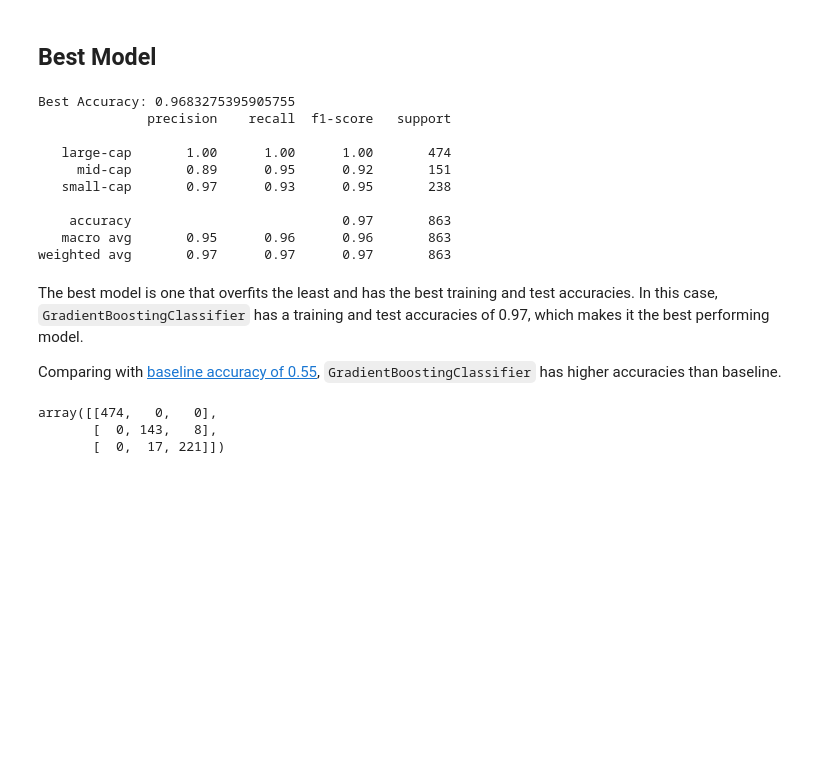
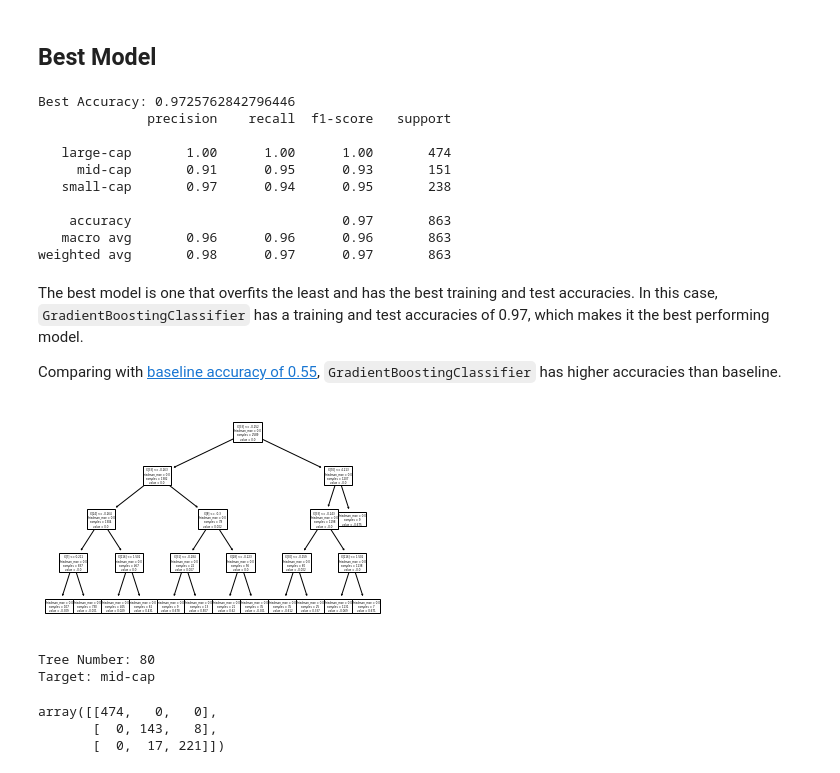
Before and after one commit to jktoh/capstone_project, a Jupyter notebook: code/08_model_benchmarks.ipynb, the cells around one changed output. Drawn from its saved outputs; the diff is of its cells as text; code cells hidden in the pictures; blank space fills up the shorter version.

Commit message:
Added decision tree plot

```diff
--- a/code/08_model_benchmarks.ipynb
+++ b/code/08_model_benchmarks.ipynb
@@ -2179,27 +2187,28 @@ weighted avg       0.85      0.85      0.85       863
 # %% [markdown]
 ## Best Model
 # %%
-y_pred = gb.predict(X_test)
+best_model = gb
+y_pred = best_model.predict(X_test)
 # %%
-print("Best Accuracy:", gb.best_score_)
+print("Best Accuracy:", best_model.best_score_)
 print(
     classification_report(
         y_test,
         y_pred,
-        target_names=['large-cap', 'mid-cap', 'small-cap']
+        target_names=target_names
     )
 )
 # %% [output]
-Best Accuracy: 0.9683275395905755
+Best Accuracy: 0.9725762842796446
               precision    recall  f1-score   support
 
    large-cap       1.00      1.00      1.00       474
-     mid-cap       0.89      0.95      0.92       151
-   small-cap       0.97      0.93      0.95       238
+     mid-cap       0.91      0.95      0.93       151
+   small-cap       0.97      0.94      0.95       238
 
     accuracy                           0.97       863
-   macro avg       0.95      0.96      0.96       863
-weighted avg       0.97      0.97      0.97       863
+   macro avg       0.96      0.96      0.96       863
+weighted avg       0.98      0.97      0.97       863
 # %% [markdown]
 The best model is one that overfits the least and has the best training and test accuracies. In this case, `GradientBoostingClassifier` has a training and test accuracies of 0.97, which makes it the best performing model.
 
@@ -2207,3 +2218,31 @@ Comparing with [baseline accuracy of 0.55](07_preprocessing_and_feature_engineer
+# %%
+plot_tree(best_model.best_estimator_.named_steps['clf'].estimators_[
+        which_tree,
+        which_target
+    ]);
+# %% [output]
+[figure, added]
+# %%
+which_tree = np.random.choice(gb.best_params_['clf__n_estimators'])
+which_target = np.random.choice(3)
+
+dot_data = StringIO()
+export_graphviz(
+    best_model.best_estimator_.named_steps['clf'].estimators_[
+        which_tree,
+        which_target
+    ],
+    out_file=dot_data,
+    filled=True,
+    rounded=True,
+    special_characters=True)
+graph = graph_from_dot_data(dot_data.getvalue())
+print('Tree Number: {}'.format(which_tree))
+print('Target: {}'.format(target_names[which_target]))
+Image(graph.create_png())
+# %% [output]
+Tree Number: 80
+Target: mid-cap
 # %%
 confusion_matrix(y_test, y_pred)
 # %% [output]
```
Also changed, not shown: parts of 36 cells of this notebook.
